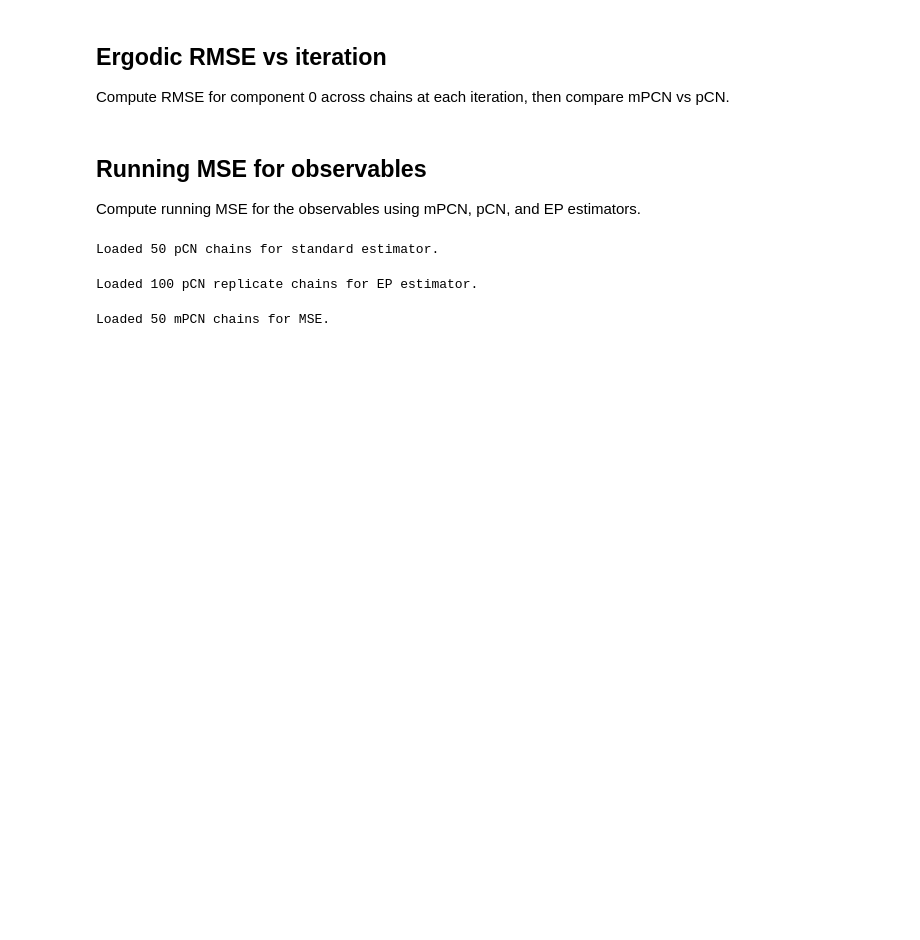
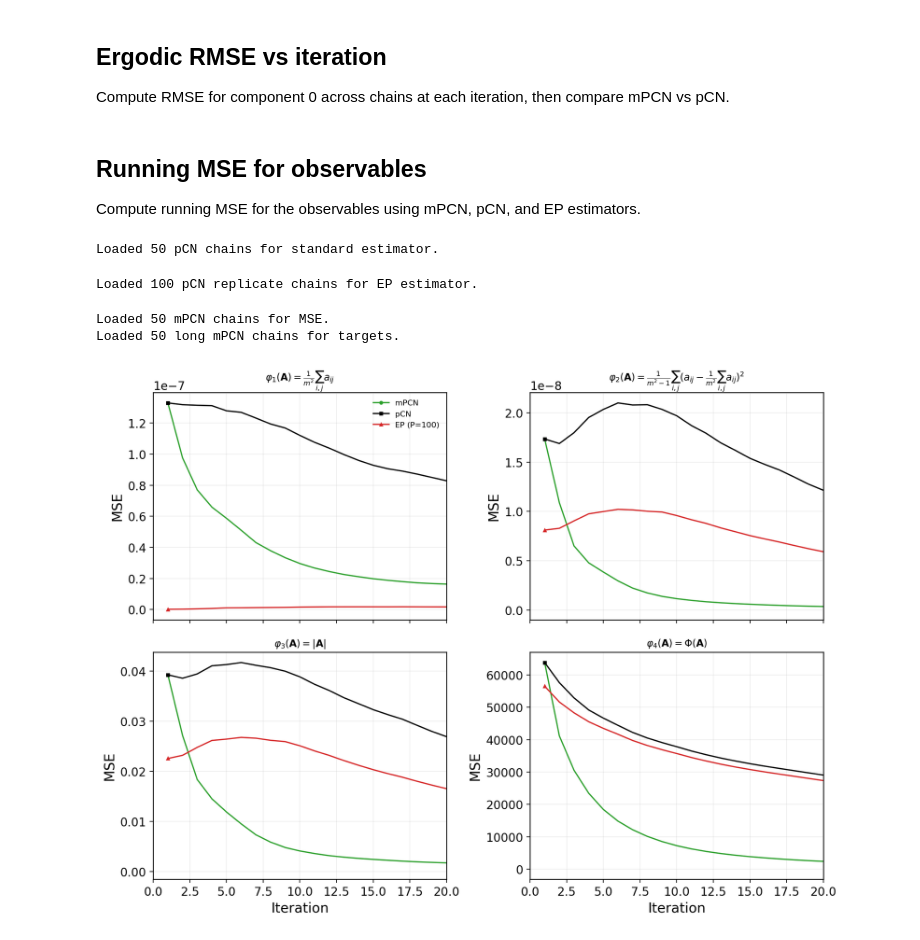
Before and after one commit to guillerminasenn/multiproposal-internal, a Jupyter notebook: notebooks/05_toy_solute_transport_mpcn_convergence.ipynb, the cells around one changed output. Drawn from its saved outputs; the diff is of its cells as text; code cells hidden in the pictures; blank space fills up the shorter version.

```diff
--- a/notebooks/05_toy_solute_transport_mpcn_convergence.ipynb
+++ b/notebooks/05_toy_solute_transport_mpcn_convergence.ipynb
@@ -1567,9 +1627,18 @@ mpcn_chains_for_mse = _load_chains_from_dir(
     max_chains=50,
     exclude_substrings=('_partial',),
  )
+mpcn_chains_for_target = _load_chains_from_dir(
+    mpcn_source_dir,
+    mpcn_pattern,
+    max_chains=50,
+    exclude_substrings=('_partial',),
+ )
 if mpcn_chains_for_mse:
     print(f'Loaded {len(mpcn_chains_for_mse)} mPCN chains for MSE.')
+if mpcn_chains_for_target:
+    print(f'Loaded {len(mpcn_chains_for_target)} long mPCN chains for targets.')
 if not mpcn_chains_for_mse or not pcn_chains_for_mse:
     print('Warning: missing chains for MSE computation.')
 # %% [output]
 Loaded 50 mPCN chains for MSE.
+Loaded 50 long mPCN chains for targets.
@@ -1576 +1705,36 @@ Loaded 50 mPCN chains for MSE.
+# %%
+# Compute reference values for observables using mPCN chains (posterior mean) or true values
+def _observable_chain_mean(chain, obs_fn, burn_in):
+    if chain.shape[0] <= burn_in:
+        raise ValueError('burnin_true_mean exceeds chain length.')
+    obs_vals = np.array([obs_fn(params) for params in chain[burn_in:]])
+    return float(np.mean(obs_vals))
+
+if posterior_mean_chain_count < 1:
+    raise ValueError('Need long mPCN chains for posterior-mean reference.')
+observable_targets = {}
+for name, _, obs_fn in observable_defs:
+    chain_means = [
+        _observable_chain_mean(chain, obs_fn, burnin_true_mean)
+        for chain in mpcn_target_use
+    ]
+    observable_targets[name] = float(np.mean(chain_means))
+
+def _running_mean(series):
+    denom = np.arange(1, series.shape[0] + 1, dtype=float)
+    return np.cumsum(series) / denom
+
+def _observable_series(chain, obs_fn, n_iter):
+    return np.array([obs_fn(params) for params in chain[:n_iter]])
+
+def _chain_running_mean(chain, obs_fn, n_iter):
+    return _running_mean(_observable_series(chain, obs_fn, n_iter))
+
+def _ep_running_mean(group, obs_fn, n_iter):
+    obs_stack = np.stack([_observable_series(chain, obs_fn, n_iter) for chain in group], axis=0)
+    mean_over_p = np.mean(obs_stack, axis=0)
+    return _running_mean(mean_over_p)
+
+def _min_chain_len(chains):
+    return min(chain.shape[0] for chain in chains)
 # %%
@@ -1767,30 +1840,33 @@ ep_line_kwargs = {
 }
 
 fig, axes = plt.subplots(2, 2, figsize=(10.8, 8.2), sharex=True)
 if axes.ndim == 1:
     axes = axes[None, :]
 
 for idx, (name, obs_label, _) in enumerate(observable_defs):
     result = mse_results[name]
     row_idx = idx // 2
     col_idx = idx % 2
     ax = axes[row_idx, col_idx]
     ax.plot(iter_grid, result['mpcn_mse'], label='mPCN', **mpcn_line_kwargs)
     ax.plot(iter_grid, result['pcn_mse'], label='pCN', **pcn_line_kwargs)
     if result['ep_mse'] is not None:
         ax.plot(iter_grid, result['ep_mse'], label=f'EP (P={effective_P})', **ep_line_kwargs)
     ax.set_title(obs_label, fontsize=10)
     ax.set_ylabel('MSE')
     ax.grid(alpha=0.2)
     if idx == 0:
         ax.legend(frameon=False, fontsize=8)
 
 for ax in axes[-1, :]:
     ax.set_xlabel('Iteration')
+    ax.set_xlim(0, 20)
 
 fig.tight_layout()
 fig.savefig(
     reports_dir / f'solute_transport_mse_timeseries_observables_rho{rho_tag}.png',
     bbox_inches='tight',
 )
 plt.show()
+# %% [output]
+[figure, added]
```
Also changed, not shown: parts of 5 cells of this notebook, 3 other files.
